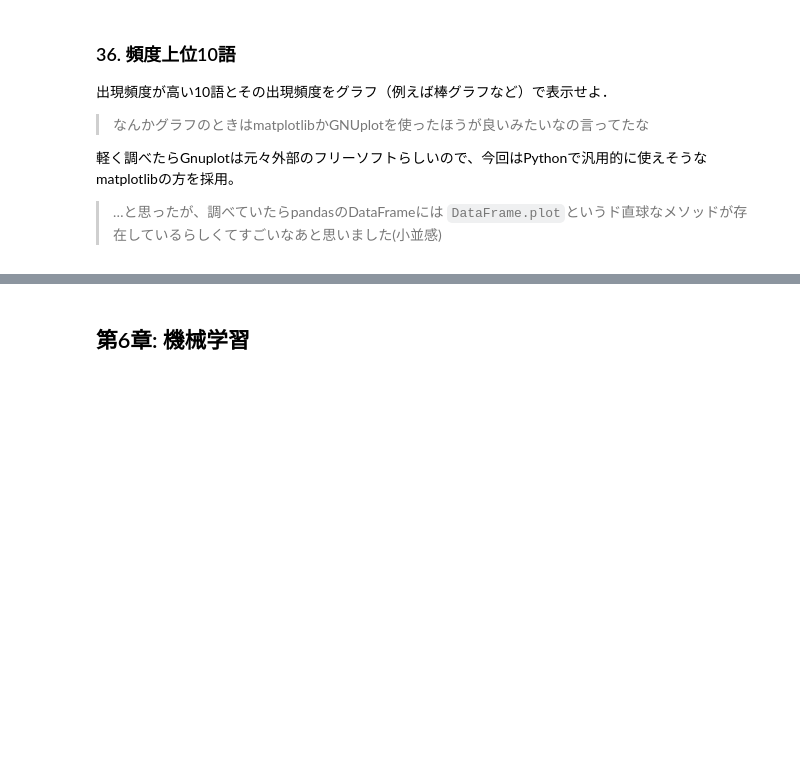
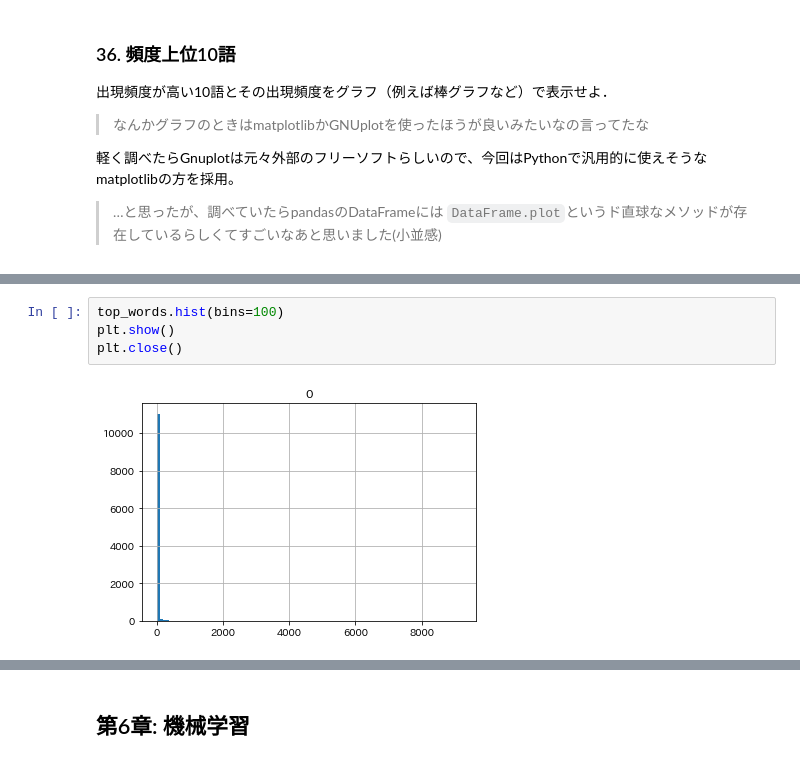
Before and after one commit to Z1LF/nlp100-2020, a Jupyter notebook: 言語処理100本ノック2020[nlp2020].ipynb, the cells around one changed output, grey strips where cells are left out. Drawn from its saved outputs; the diff is of its cells as text; blank space fills up the shorter version.

```diff
--- a/言語処理100本ノック2020[nlp2020].ipynb
+++ b/言語処理100本ノック2020[nlp2020].ipynb
@@ -1950,0 +2028,6 @@ top_words.plot.bar()
+# %%
+top_words.hist(bins=100)
+plt.show()
+plt.close()
+# %% [output]
+[figure, added]
```
Also changed, not shown: parts of 43 cells of this notebook.
